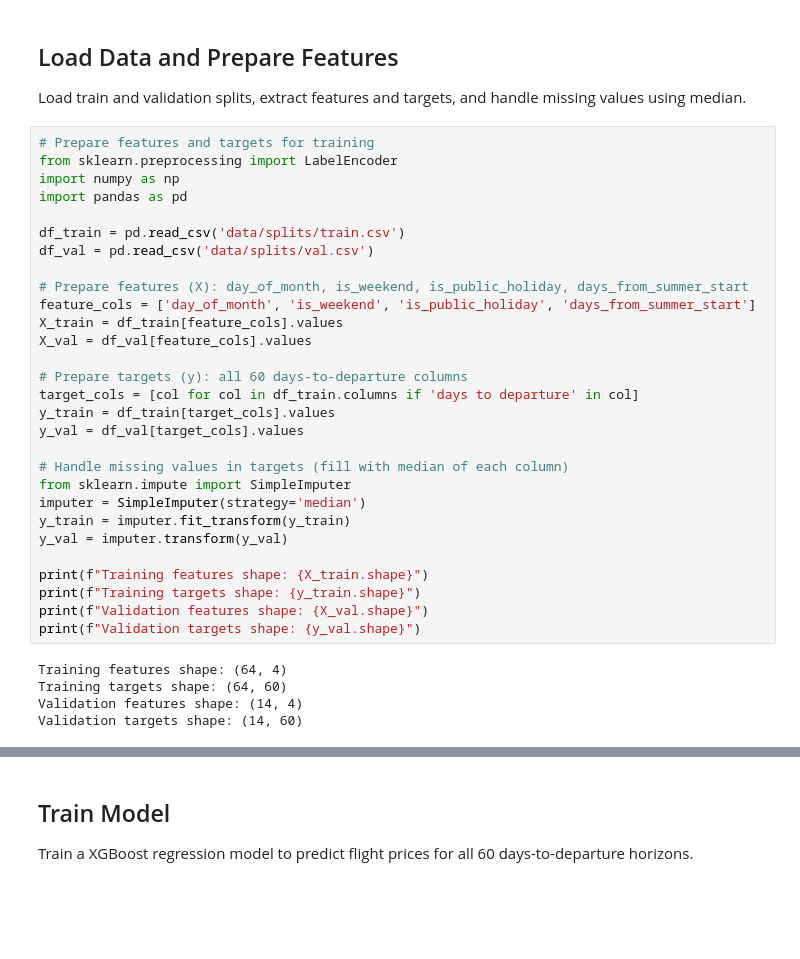
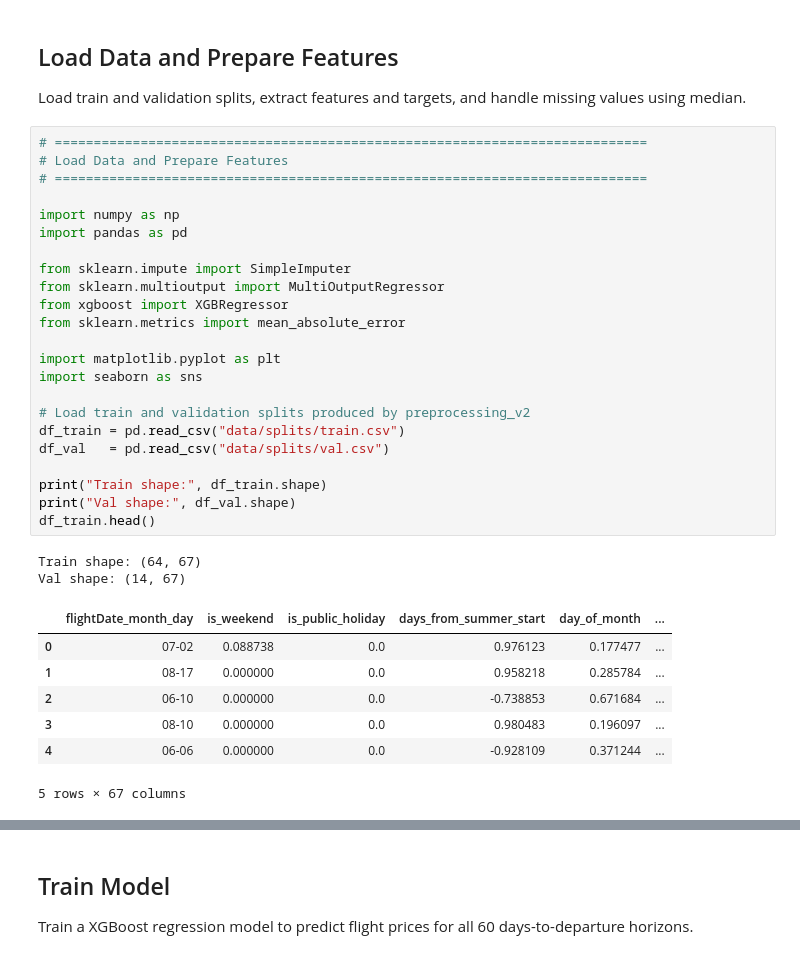
Before and after one commit to AndrasFerenczy/Applied-Machine-Learning-Project-CS-5785, a Jupyter notebook: training_v2.ipynb, the cells around one changed output, grey strips where cells are left out. Drawn from its saved outputs; the diff is of its cells as text; blank space fills up the shorter version.

```diff
--- a/training_v2.ipynb
+++ b/training_v2.ipynb
@@ -2,36 +2,35 @@
 ## Load Data and Prepare Features
 Load train and validation splits, extract features and targets, and handle missing values using median.
 # %%
-# Prepare features and targets for training
-from sklearn.preprocessing import LabelEncoder
+# ============================================================================
+# Load Data and Prepare Features
+# ============================================================================
+
 import numpy as np
 import pandas as pd
 
-df_train = pd.read_csv('data/splits/train.csv')
-df_val = pd.read_csv('data/splits/val.csv')
+from sklearn.impute import SimpleImputer
+from sklearn.multioutput import MultiOutputRegressor
+from xgboost import XGBRegressor
+from sklearn.metrics import mean_absolute_error
 
-# Prepare features (X): day_of_month, is_weekend, is_public_holiday, days_from_summer_start
-feature_cols = ['day_of_month', 'is_weekend', 'is_public_holiday', 'days_from_summer_start']
-X_train = df_train[feature_cols].values
-X_val = df_val[feature_cols].values
+import matplotlib.pyplot as plt
+import seaborn as sns
 
-# Prepare targets (y): all 60 days-to-departure columns
-target_cols = [col for col in df_train.columns if 'days to departure' in col]
-y_train = df_train[target_cols].values
-y_val = df_val[target_cols].values
+# Load train and validation splits produced by preprocessing_v2
+df_train = pd.read_csv("data/splits/train.csv")
+df_val   = pd.read_csv("data/splits/val.csv")
 
-# Handle missing values in targets (fill with median of each column)
-from sklearn.impute import SimpleImputer
-imputer = SimpleImputer(strategy='median')
-y_train = imputer.fit_transform(y_train)
-y_val = imputer.transform(y_val)
-
-print(f"Training features shape: {X_train.shape}")
-print(f"Training targets shape: {y_train.shape}")
-print(f"Validation features shape: {X_val.shape}")
-print(f"Validation targets shape: {y_val.shape}")
+print("Train shape:", df_train.shape)
+print("Val shape:", df_val.shape)
+df_train.head()
 # %% [output]
-Training features shape: (64, 4)
-Training targets shape: (64, 60)
-Validation features shape: (14, 4)
-Validation targets shape: (14, 60)
+Train shape: (64, 67)
+Val shape: (14, 67)
+|  | flightDate_month_day | is_weekend | is_public_holiday | days_from_summer_start | day_of_month | ... |
+| 0 | 07-02 | 0.088738 | 0.0 | 0.976123 | 0.177477 | ... |
+| 1 | 08-17 | 0.000000 | 0.0 | 0.958218 | 0.285784 | ... |
+| 2 | 06-10 | 0.000000 | 0.0 | -0.738853 | 0.671684 | ... |
+| 3 | 08-10 | 0.000000 | 0.0 | 0.980483 | 0.196097 | ... |
+| 4 | 06-06 | 0.000000 | 0.0 | -0.928109 | 0.371244 | ... |
+5 rows × 67 columns
```
Also changed, not shown: parts of 3 cells of this notebook, 1 other file.
